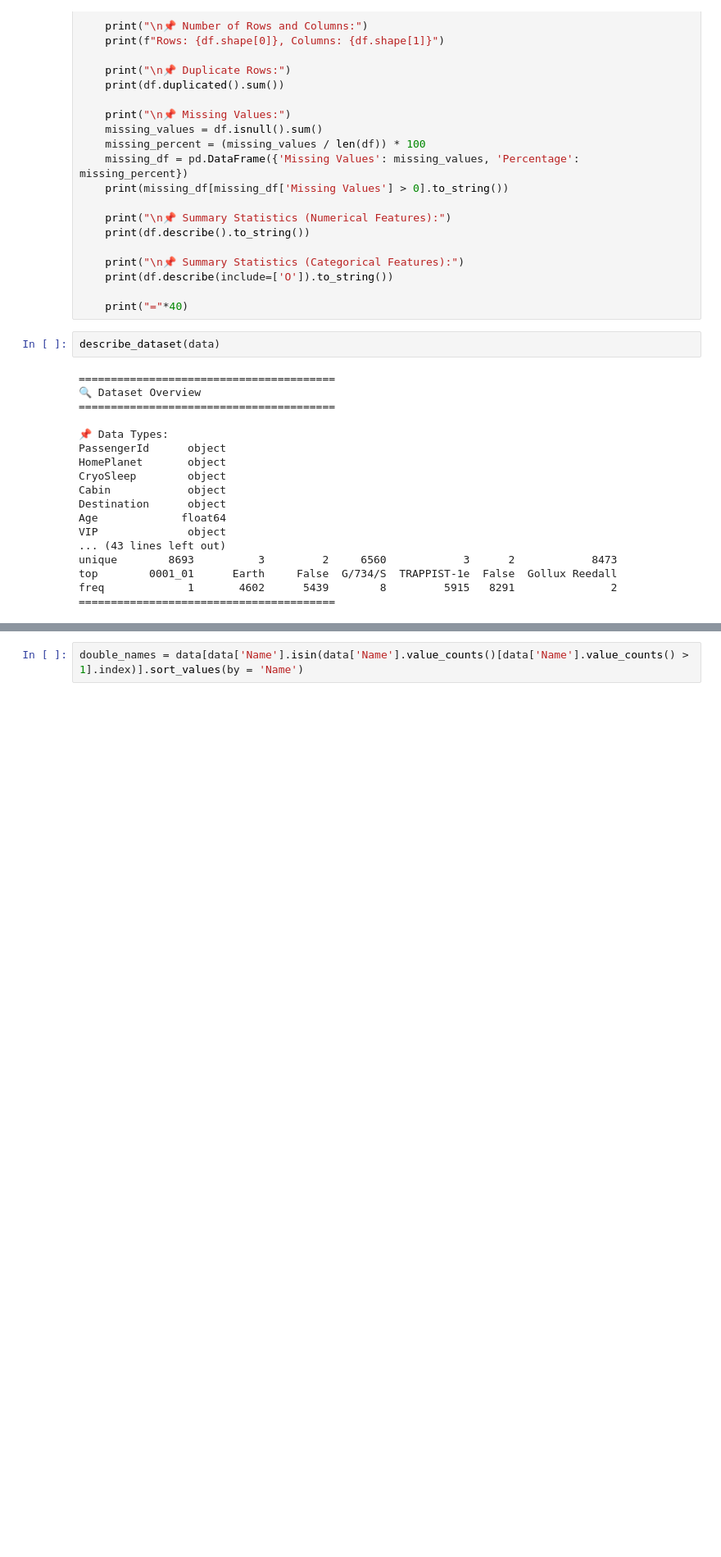
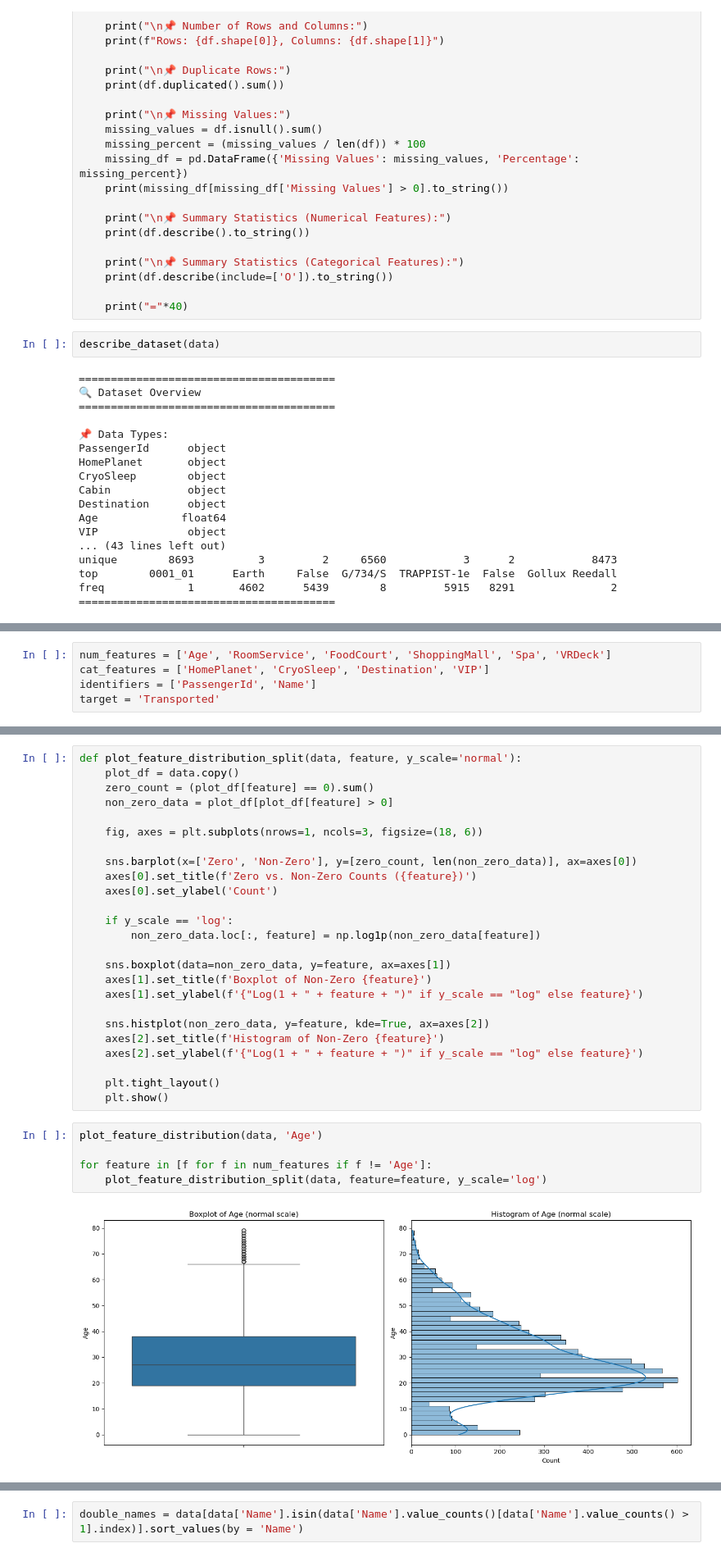
Before and after one commit to Herkata/spaceship_titanic, a Jupyter notebook: space_titanic.ipynb, the cells around one changed output, grey strips where cells are left out. Shown at 82% size. Saved outputs shown, nothing was run; the diff lists cells and outputs as text; blank space fills up the shorter version.

```diff
--- a/space_titanic.ipynb
+++ b/space_titanic.ipynb
@@ -98,0 +101,5 @@ Conclusions:
+# %%
+num_features = ['Age', 'RoomService', 'FoodCourt', 'ShoppingMall', 'Spa', 'VRDeck']
+cat_features = ['HomePlanet', 'CryoSleep', 'Destination', 'VIP']
+identifiers = ['PassengerId', 'Name']
+target = 'Transported'
@@ -98,0 +129,32 @@ Conclusions:
+# %%
+def plot_feature_distribution_split(data, feature, y_scale='normal'):
+    plot_df = data.copy()
+    zero_count = (plot_df[feature] == 0).sum()
+    non_zero_data = plot_df[plot_df[feature] > 0]
+
+    fig, axes = plt.subplots(nrows=1, ncols=3, figsize=(18, 6))
+
+    sns.barplot(x=['Zero', 'Non-Zero'], y=[zero_count, len(non_zero_data)], ax=axes[0])
+    axes[0].set_title(f'Zero vs. Non-Zero Counts ({feature})')
+    axes[0].set_ylabel('Count')
+
+    if y_scale == 'log':
+        non_zero_data.loc[:, feature] = np.log1p(non_zero_data[feature])
+
+    sns.boxplot(data=non_zero_data, y=feature, ax=axes[1])
+    axes[1].set_title(f'Boxplot of Non-Zero {feature}')
+    axes[1].set_ylabel(f'{"Log(1 + " + feature + ")" if y_scale == "log" else feature}')
+
+    sns.histplot(non_zero_data, y=feature, kde=True, ax=axes[2])
+    axes[2].set_title(f'Histogram of Non-Zero {feature}')
+    axes[2].set_ylabel(f'{"Log(1 + " + feature + ")" if y_scale == "log" else feature}')
+
+    plt.tight_layout()
+    plt.show()
+# %%
+plot_feature_distribution(data, 'Age')
+
+for feature in [f for f in num_features if f != 'Age']:
+    plot_feature_distribution_split(data, feature=feature, y_scale='log')
+# %% [output]
+[figure, added]
```
Also changed, not shown: parts of 49 cells of this notebook.
